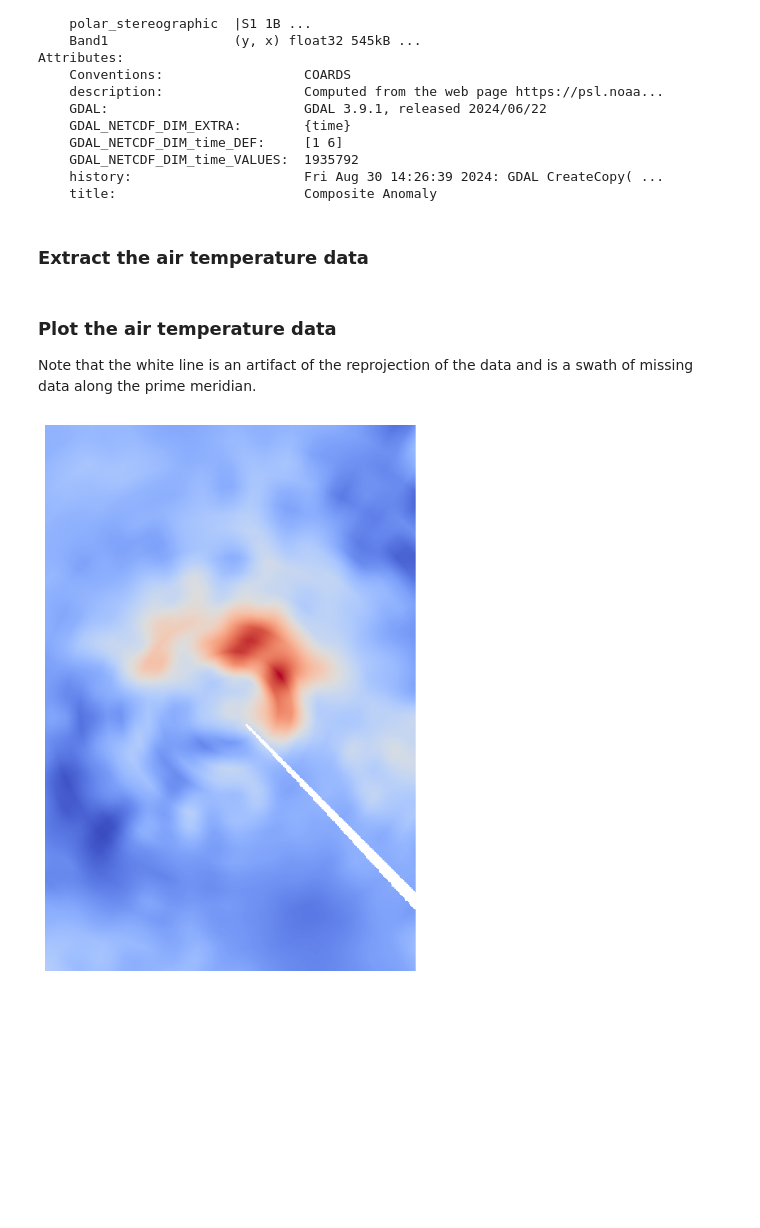
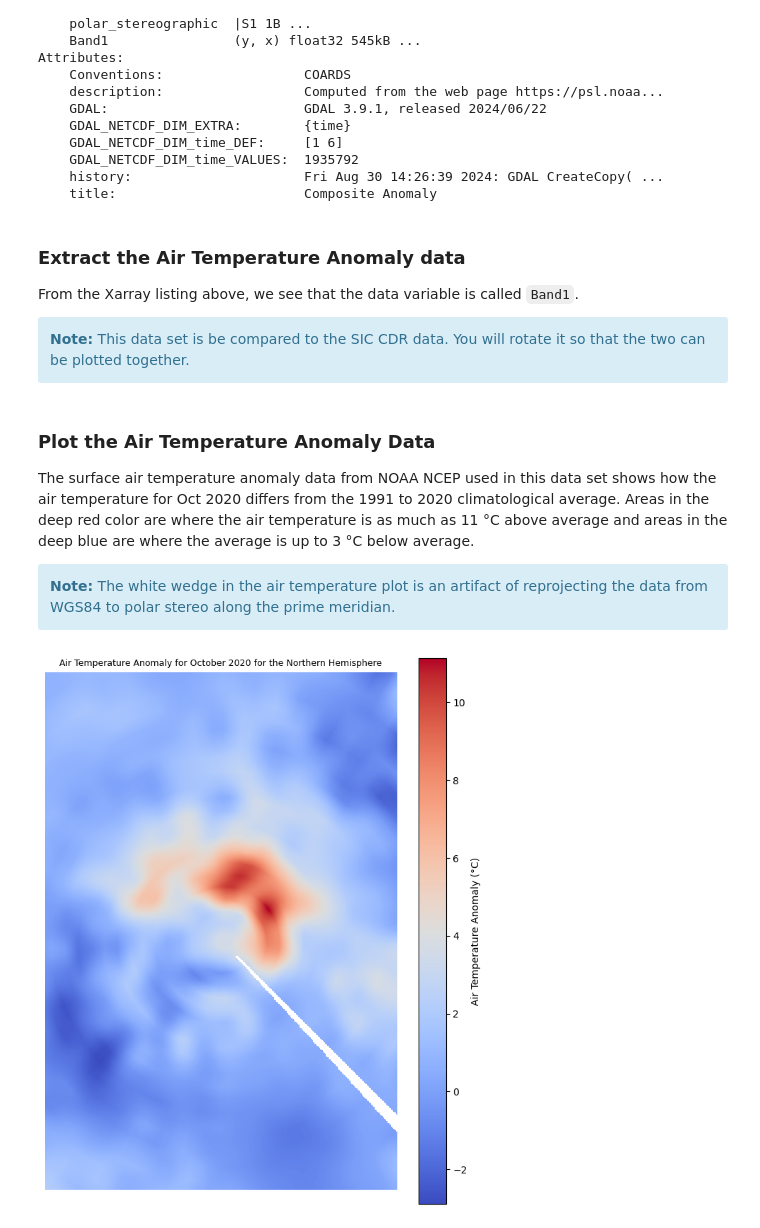
Before and after one commit to nsidc/seaice-cdr-learning-notebook, a Jupyter notebook: CDR-Notebooks/Notebook6.ipynb, the cells around one changed output. Cells and saved outputs as stored; diff of their text form; code cells hidden in the pictures; blank space fills up the shorter version.

```diff
--- a/CDR-Notebooks/Notebook6.ipynb
+++ b/CDR-Notebooks/Notebook6.ipynb
@@ -53,5 +73,11 @@ Attributes:
     history:                      Fri Aug 30 14:26:39 2024: GDAL CreateCopy( ...
     title:                        Composite Anomaly
 # %% [markdown]
-### Extract the air temperature data
+### Extract the Air Temperature Anomaly data
+
+From the Xarray listing above, we see that the data variable is called `Band1`.
+
+<div class="alert alert-block alert-info">
+<strong>Note:</strong> This data set is be  compared to the SIC CDR data. You will rotate it so that the two can be plotted together.
+</div>
 # %%
@@ -62,13 +88,30 @@ ncep_air_temp = np.array(ncep_air_temp_var.data)
 # This data set happens to be rotated compared to our sea ice data so need to flip it so we can graph them together
 ncep_air_temp_flip = np.flipud(ncep_air_temp)
 # %% [markdown]
-### Plot the air temperature data
-Note that the white line is an artifact of the reprojection of the data and is a swath of missing data along the prime meridian.
+### Plot the Air Temperature Anomaly Data
+
+The surface air temperature anomaly data from NOAA NCEP used in this data set shows how the air temperature for Oct 2020 differs from the 1991 to 2020 climatological average. Areas in the deep red color are where the air temperature is as much as 11 °C above average and areas in the deep blue are where the average is up to 3 °C below average.
+
+<div class="alert alert-block alert-info">
+<strong>Note:</strong> The white wedge in the air temperature plot is an artifact of reprojecting the data from WGS84 to polar stereo along the prime meridian.
+</div>
 # %%
+# Set up plot space
 fig, ax1 = plt.subplots(figsize=(8, 10))
-air_temp_plot = ax1.imshow(ncep_air_temp_flip, cmap='coolwarm', interpolation='bilinear')
+
+# Plot air temperature anomaly data
+air_temp_plot = ax1.imshow(ncep_air_temp_flip, cmap='coolwarm')
+#air_temp_plot = ax1.imshow(ncep_air_temp, cmap='coolwarm')
+
+# Add a colorbar
+cbar = fig.colorbar(air_temp_plot, ax=ax1)
+# Add a title to the colorbar
+cbar.set_label('Air Temperature Anomaly (°C)')
+
+# Plot title and turn off axes
+plt.title("Air Temperature Anomaly for October 2020 for the Northern Hemisphere", fontsize=9)
 plt.axis('off')
 plt.show()
 # %% [output]
-[figure, old version]
+[figure, new version]
 # %% [markdown]
```
Also changed, not shown: parts of 19 cells of this notebook, 5 other files.
